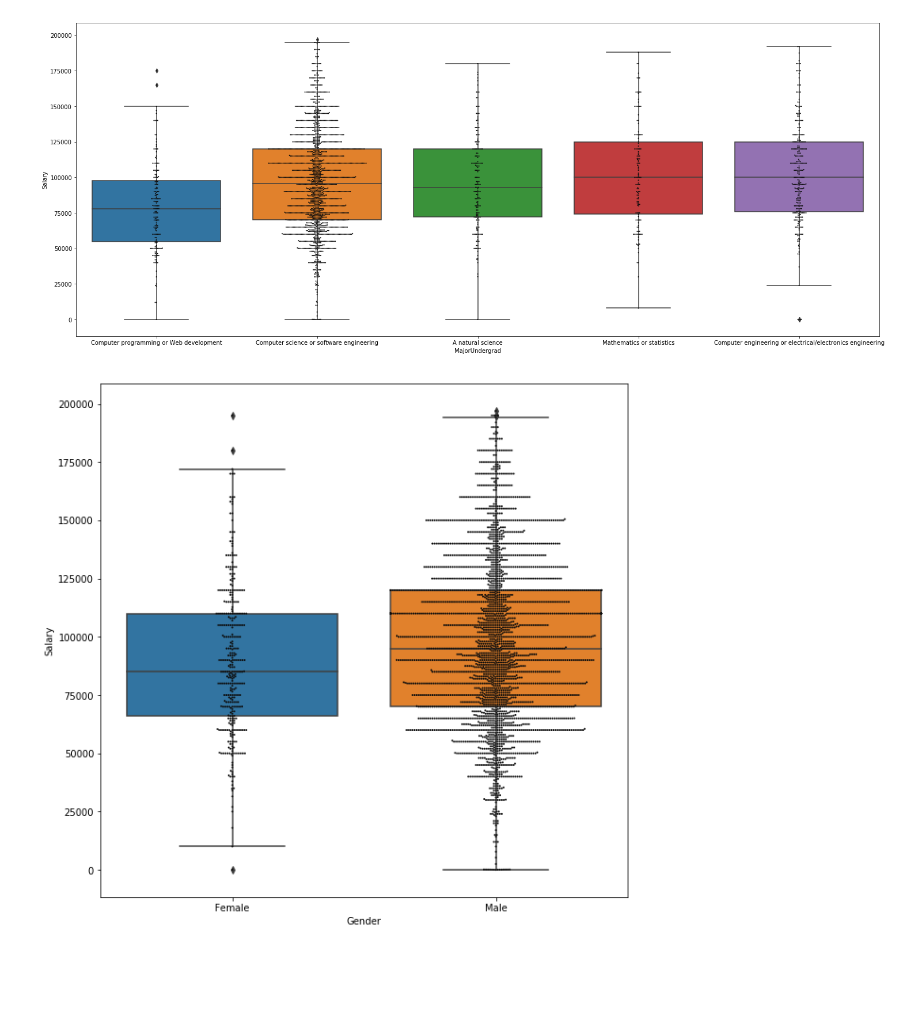
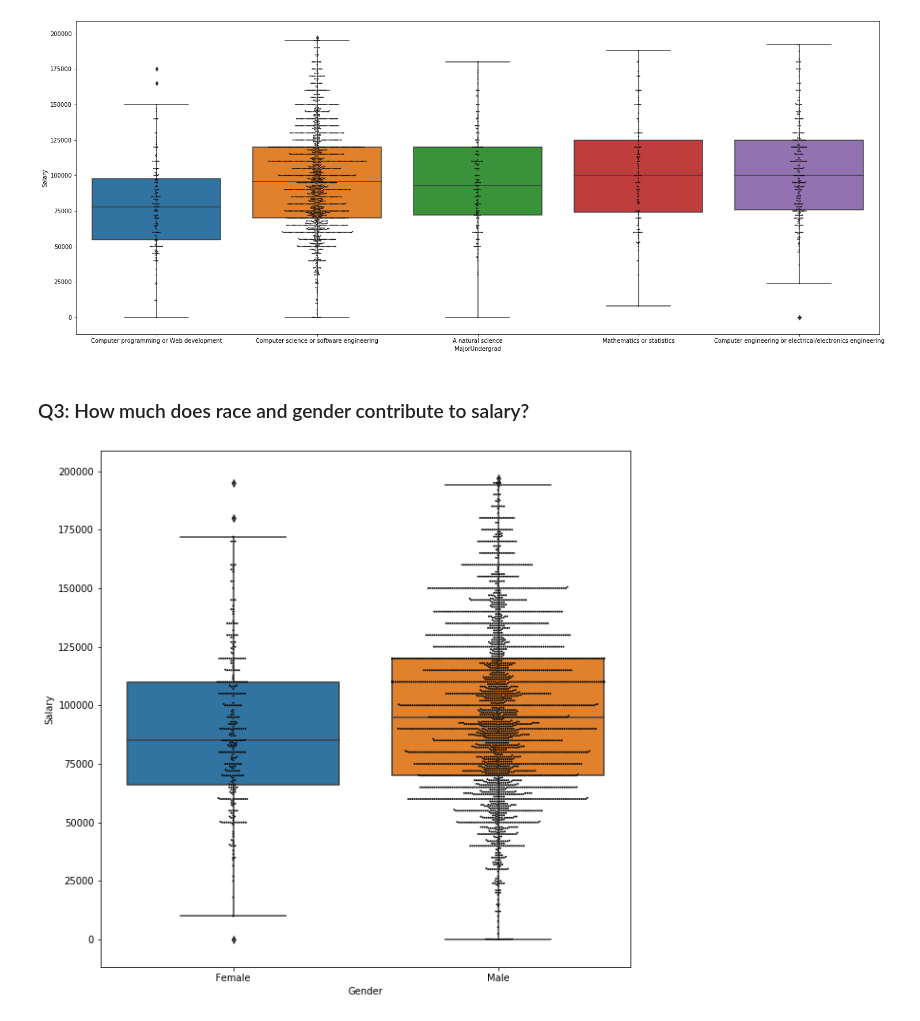
Before and after one commit to asfedu90/BlogPost, a Jupyter notebook: Blog Post.ipynb, the cells around one changed output. Drawn from its saved outputs; the diff is of its cells as text; code cells hidden in the pictures; blank space fills up the shorter version.

```diff
--- a/Blog Post.ipynb
+++ b/Blog Post.ipynb
@@ -134,8 +177,12 @@ plot_variables_of_interest(df_us,"MajorUndergrad","Salary",undergrad_major_list,
 # %% [output]
 [figure]
-# %%
-gender_list= ["Female","Male",]
-plot_variables_of_interest(df_us,"Gender","Salary",gender_list)
-# %% [output]
-[figure, removed]
+# %% [markdown]
+### Q3: How much does race and gender contribute to salary?
+# %%
+# remove null values for undergrad major
+df_us_gender = df_us[~ df_us["Gender"].isnull()]
+gender_list= ["Female","Male",]
+plot_variables_of_interest(df_us_gender,"Gender","Salary",gender_list)
+# %% [output]
+[figure, added]
 # %%
```
Also changed, not shown: parts of 28 cells of this notebook.
